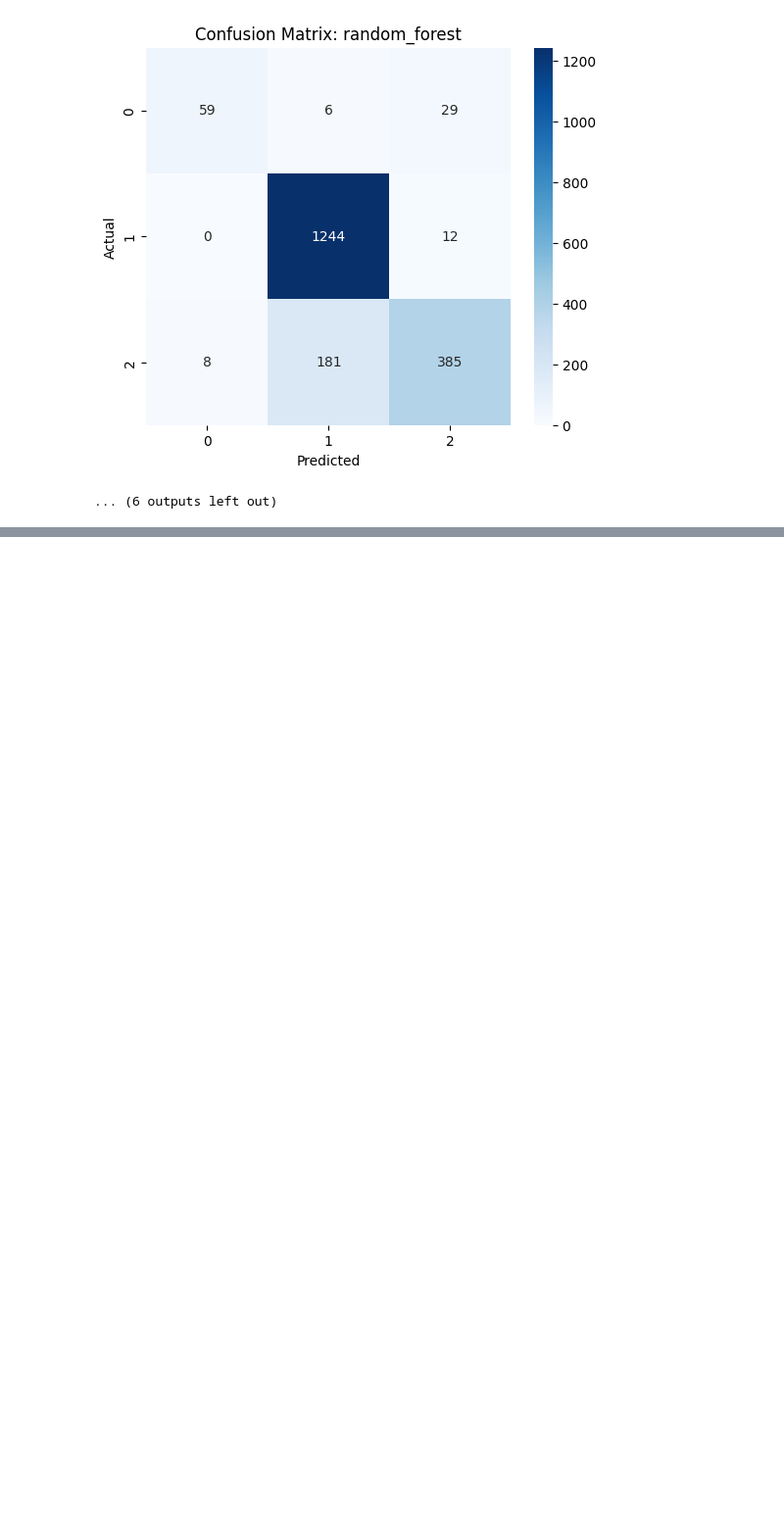
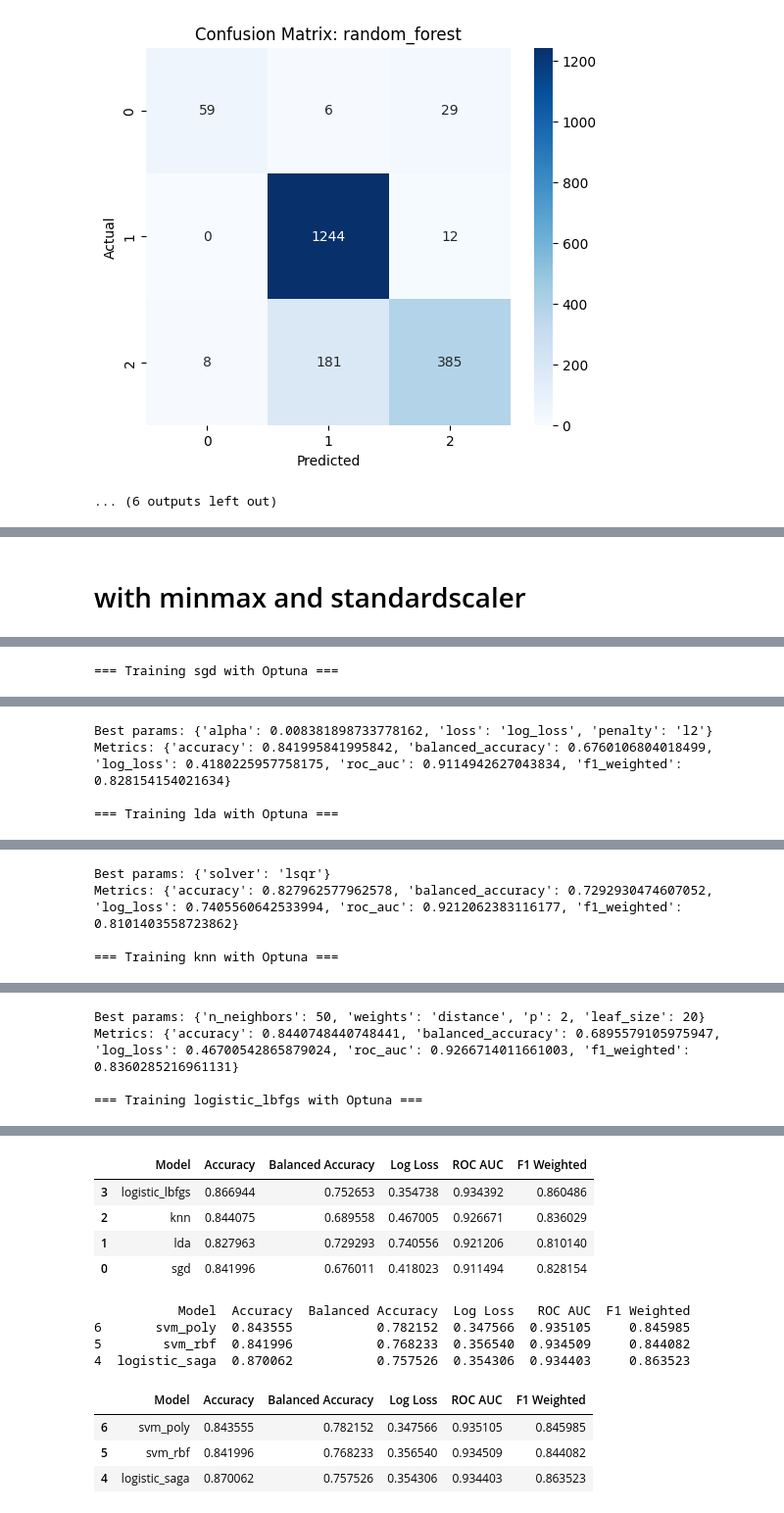
Before and after one commit to ismailSadouki/asri-homework, a Jupyter notebook: notebooks/linear_models.ipynb, the cells around one changed output, grey strips where cells are left out. Shown at 98% size. Cells and saved outputs as stored; diff of their text form; code cells hidden in the pictures; blank space fills up the shorter version.

```diff
--- a/notebooks/linear_models.ipynb
+++ b/notebooks/linear_models.ipynb
@@ -752,0 +1064,5 @@ Metrics: {'accuracy': 0.8773388773388774, 'balanced_accuracy': 0.762945713885923
+# %% [markdown]
+# with minmax and standardscaler
+# %%
+results, summary_df = train_and_evaluate_optuna(X_train, y_train_enc, X_test, y_test_enc, models_optuna, plot_confusion=False)
+# %% [output]
@@ -752,0 +1070 @@ Metrics: {'accuracy': 0.8773388773388774, 'balanced_accuracy': 0.762945713885923
+=== Training sgd with Optuna ===
@@ -752,0 +1089,4 @@ Metrics: {'accuracy': 0.8773388773388774, 'balanced_accuracy': 0.762945713885923
+Best params: {'alpha': 0.008381898733778162, 'loss': 'log_loss', 'penalty': 'l2'}
+Metrics: {'accuracy': 0.841995841995842, 'balanced_accuracy': 0.6760106804018499, 'log_loss': 0.4180225957758175, 'roc_auc': 0.9114942627043834, 'f1_weighted': 0.828154154021634}
+
+=== Training lda with Optuna ===
@@ -752,0 +1114,4 @@ Metrics: {'accuracy': 0.8773388773388774, 'balanced_accuracy': 0.762945713885923
+Best params: {'solver': 'lsqr'}
+Metrics: {'accuracy': 0.827962577962578, 'balanced_accuracy': 0.7292930474607052, 'log_loss': 0.7405560642533994, 'roc_auc': 0.9212062383116177, 'f1_weighted': 0.8101403558723862}
+
+=== Training knn with Optuna ===
@@ -752,0 +1139,4 @@ Metrics: {'accuracy': 0.8773388773388774, 'balanced_accuracy': 0.762945713885923
+Best params: {'n_neighbors': 50, 'weights': 'distance', 'p': 2, 'leaf_size': 20}
+Metrics: {'accuracy': 0.8440748440748441, 'balanced_accuracy': 0.6895579105975947, 'log_loss': 0.46700542865879024, 'roc_auc': 0.9266714011661003, 'f1_weighted': 0.8360285216961131}
+
+=== Training logistic_lbfgs with Optuna ===
@@ -752,0 +1160,21 @@ Metrics: {'accuracy': 0.8773388773388774, 'balanced_accuracy': 0.762945713885923
+|  | Model | Accuracy | Balanced Accuracy | Log Loss | ROC AUC | F1 Weighted |
+| 3 | logistic_lbfgs | 0.866944 | 0.752653 | 0.354738 | 0.934392 | 0.860486 |
+| 2 | knn | 0.844075 | 0.689558 | 0.467005 | 0.926671 | 0.836029 |
+| 1 | lda | 0.827963 | 0.729293 | 0.740556 | 0.921206 | 0.810140 |
+| 0 | sgd | 0.841996 | 0.676011 | 0.418023 | 0.911494 | 0.828154 |
+# %%
+# Top 3 models by ROC AUC
+top_models = summary_df.sort_values(by='ROC AUC', ascending=False).head(3)
+print(top_models)
+# %% [output]
+           Model  Accuracy  Balanced Accuracy  Log Loss   ROC AUC  F1 Weighted
+6       svm_poly  0.843555           0.782152  0.347566  0.935105     0.845985
+5        svm_rbf  0.841996           0.768233  0.356540  0.934509     0.844082
+4  logistic_saga  0.870062           0.757526  0.354306  0.934403     0.863523
+# %%
+top_models
+# %% [output]
+|  | Model | Accuracy | Balanced Accuracy | Log Loss | ROC AUC | F1 Weighted |
+| 6 | svm_poly | 0.843555 | 0.782152 | 0.347566 | 0.935105 | 0.845985 |
+| 5 | svm_rbf | 0.841996 | 0.768233 | 0.356540 | 0.934509 | 0.844082 |
+| 4 | logistic_saga | 0.870062 | 0.757526 | 0.354306 | 0.934403 | 0.863523 |
```
Also changed, not shown: parts of 15 cells of this notebook, 17 other files.
